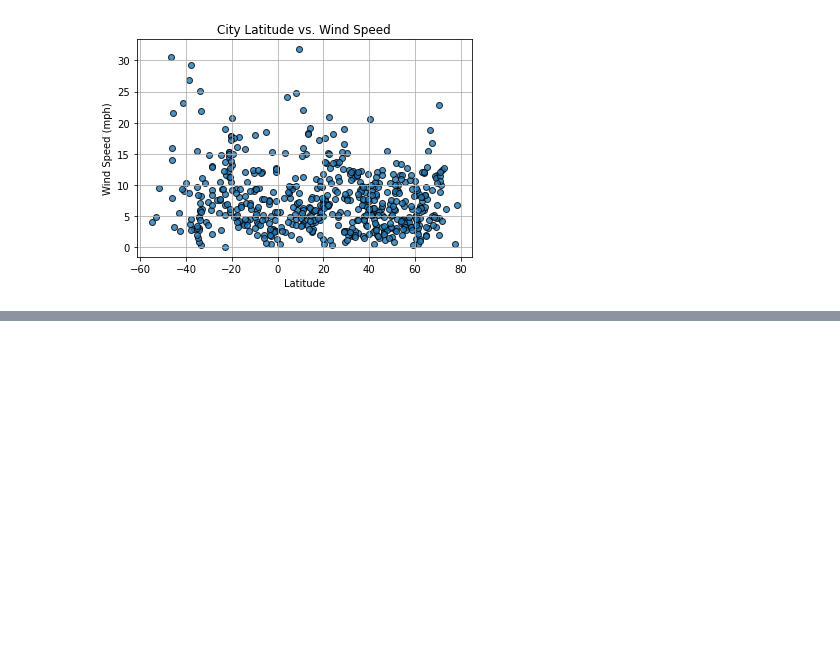
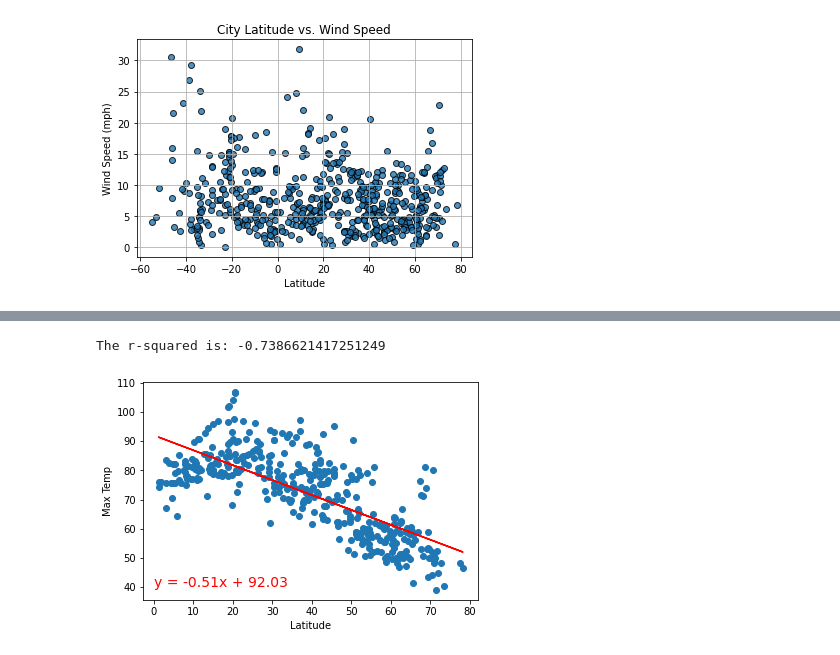
Before and after one commit to erinmlee97/Python_Api_Challenge, a Jupyter notebook: WeatherPy/WeatherPy.ipynb, the cells around one changed output, grey strips where cells are left out. Cells and saved outputs as stored; diff of their text form; code cells hidden in the pictures; blank space fills up the shorter version.

```diff
--- a/WeatherPy/WeatherPy.ipynb
+++ b/WeatherPy/WeatherPy.ipynb
@@ -178,0 +217,10 @@ Text(0.5, 1.0, 'City Latitude vs. Wind Speed')
+# %%
+# Northern Latitude vs. Humidity
+xn_lat = northern["Lat"]
+yn_humid = northern["Humidity"]
+plot_linear_regression(xn_lat,yn_temp,'Max Temp',(0,40))
+
+plt.show()
+# %% [output]
+The r-squared is: -0.7386621417251249
+[figure, added]
```
Also changed, not shown: parts of 9 cells of this notebook.
